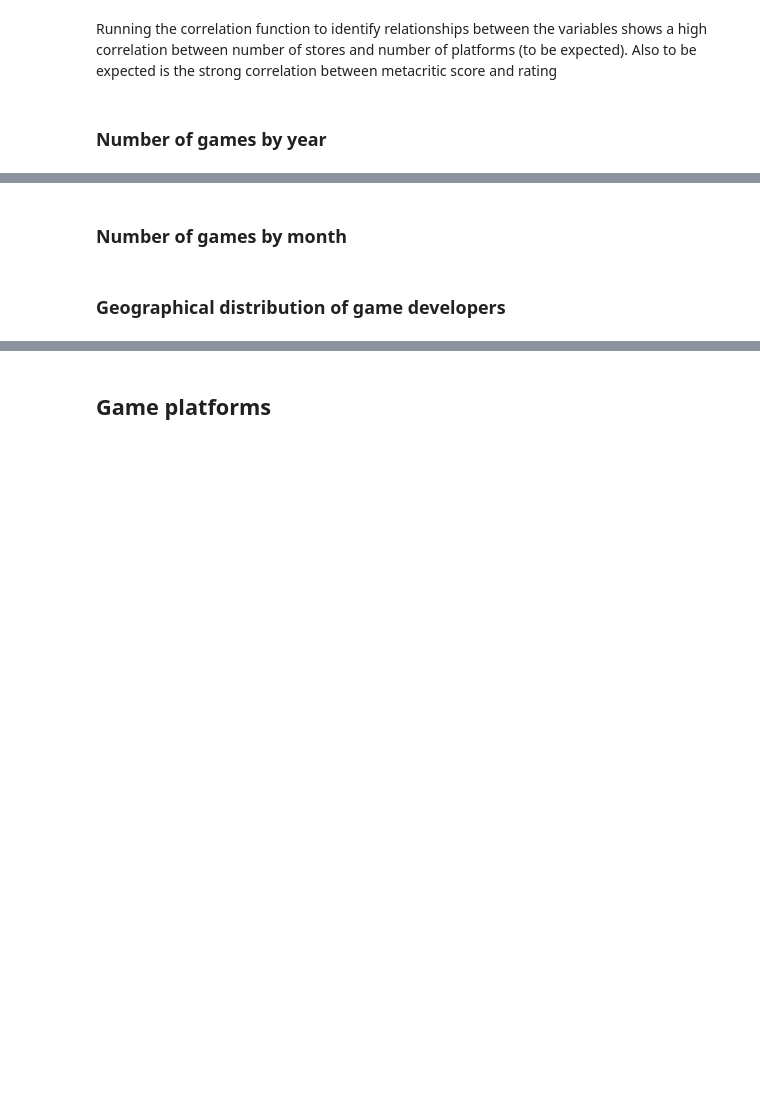
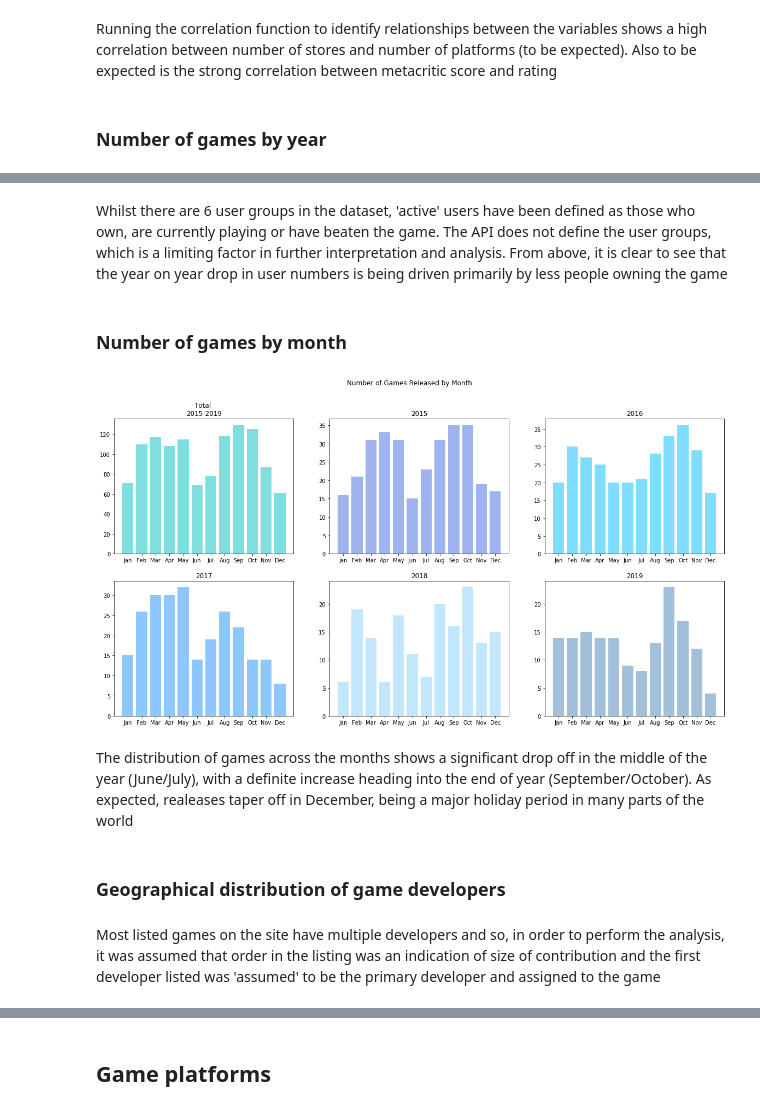
Before and after one commit to Rishi0406/project_1, a Jupyter notebook: all_analysis_final.ipynb, the cells around one changed output, grey strips where cells are left out. Saved outputs shown, nothing was run; the diff lists cells and outputs as text; code cells hidden in the pictures; blank space fills up the shorter version.

```diff
--- a/all_analysis_final.ipynb
+++ b/all_analysis_final.ipynb
@@ -253,3 +169,5 @@ plt.show()
+# %% [markdown]
+Whilst there are 6 user groups in the dataset, 'active' users have been defined as those who own, are currently playing or have beaten the game.  The API does not define the user groups, which is a limiting factor in further interpretation and analysis.  From above, it is clear to see that the year on year drop in user numbers is being driven primarily by less people owning the game
 # %% [markdown]
 ### Number of games by month <a id='gamemonth'></a>
 # %%
@@ -265,55 +183,61 @@ months.sort()
 months = ["Jan", "Feb", "Mar", "Apr", "May", "Jun", "Jul","Aug", "Sep","Oct","Nov","Dec"]
 
 # Create empty dataframe
-months_df = pd.DataFrame(0, index=np.arange(len(months)+1), columns=years)
+month_df = pd.DataFrame(0, index=np.arange(len(months)+1), columns=years)
 
 # Populate dataframe
 for year in years:
     current_yr = game_df.loc[game_df["year"] == year]
-    months_df[year] = pd.DataFrame(current_yr.groupby(["month"])["id"].count())
+    month_df[year] = pd.DataFrame(current_yr.groupby(["month"])["id"].count())
 
 # Clean up dataframe
-month_games_df = month_games_df.dropna()
-month_games_df["month"] = months
-month_games_df = month_games_df[["month", 2015, 2016, 2017, 2018, 2019]]
+month_df = month_df.dropna()
+month_df["month"] = months
+month_df = month_df[["month", 2015, 2016, 2017, 2018, 2019]]
 # %%
 # Create plot
 fig, axes = plt.subplots(nrows = 2, ncols = 3, figsize = (20,10))
 fig.suptitle("Number of Games Released by Month")
 
 months = ["Jan", "Feb", "Mar", "Apr", "May", "Jun", "Jul","Aug", "Sep","Oct","Nov","Dec"]
 
 #plt.title("Number of Games Released by Month")
 all_years = game_df.groupby(["month"])["id"].count()
-barplot0 = axes[0,0].bar(months, all_years, color='c', alpha=0.5)
+barplot0 = axes[0,0].bar(months, all_years, color="c", alpha=0.5)
 axes[0,0].set_title('Total \n2015-2019')
 
-year1 = months_df[2015]
-barplot1 = axes[0,1].bar(months, year1, color='g', alpha=0.5)
+year1 = month_df[2015]
+barplot1 = axes[0,1].bar(months, year1, color="royalblue", alpha=0.5)
 axes[0,1].set_title('2015')
 
-year2 = months_df[2016]
-barplot2 = axes[0,2].bar(months, year2, color='b', alpha=0.5)
+year2 = month_df[2016]
+barplot2 = axes[0,2].bar(months, year2, color="deepskyblue", alpha=0.5)
 axes[0,2].set_title('2016')
 
-year3 = months_df[2017]
-barplot3 = axes[1,0].bar(months, year3, color='r', alpha=0.5)
+year3 = month_df[2017]
+barplot3 = axes[1,0].bar(months, year3, color="dodgerblue", alpha=0.5)
 axes[1,0].set_title('2017')
 
-year4 = months_df[2018]
-barplot4 = axes[1,1].bar(months, year4, color='y', alpha=0.5)
+year4 = month_df[2018]
+barplot4 = axes[1,1].bar(months, year4, color="lightskyblue", alpha=0.5)
 axes[1,1].set_title('2018')
 
-year5 = months_df[2019]
-barplot5 = axes[1,2].bar(months, year5, color='m', alpha=0.5)
+year5 = month_df[2019]
+barplot5 = axes[1,2].bar(months, year5, color="steelblue", alpha=0.5)
 axes[1,2].set_title('2019')
 
 plt.savefig("figures/game_monthlytrend.png")
+# %% [output]
+[figure, added]
+# %% [markdown]
+The distribution of games across the months shows a significant drop off in the middle of the year (June/July), with a definite increase heading into the end of year (September/October).  As expected, realeases taper off in December, being a major holiday period in many parts of the world
 # %% [markdown]
 ### Geographical distribution of game developers <a id='gamedeveloper'></a>
 # %%
 # load the required developer csv
 developer_df=pd.read_csv("csvfiles/developers.csv")
+# %% [markdown]
+Most listed games on the site have multiple developers and so, in order to perform the analysis, it was assumed that order in the listing was an indication of size of contribution and the first developer listed was 'assumed' to be the primary developer and assigned to the game
 # %%
 # exploring game ratings by developer
 dev_gamecount=pd.DataFrame(developer_df.groupby("first dev")["rating"].agg(["count","mean","median","var","std","sem"]))
```
Also changed, not shown: parts of 26 cells of this notebook, 7 other files.
